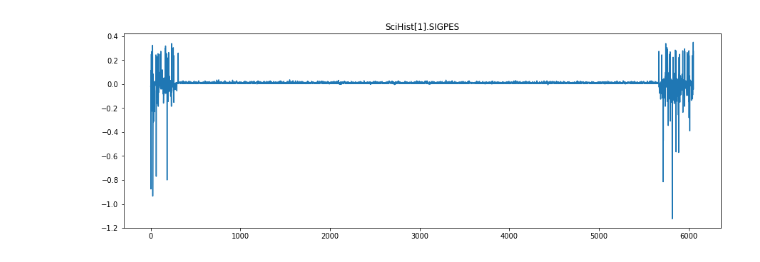
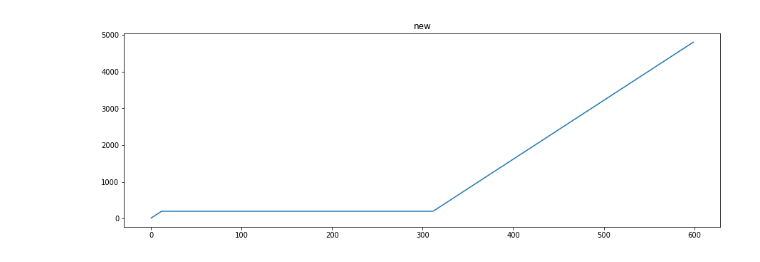
Before and after one commit to nasa/bplib, a Jupyter notebook: binding/lua/analysis/performance.ipynb, the cells around one changed output. Drawn from its saved outputs; the diff is of its cells as text; code cells hidden in the pictures.

Commit message:
updated performance analysis jupyter notebook

```diff
--- a/binding/lua/analysis/performance.ipynb
+++ b/binding/lua/analysis/performance.ipynb
@@ -73,10 +71,10 @@ def openfile_dialog():
 # df = pd.read_csv(csvfile[0])
 # %%
 # For environments that support local file access
-#   copy the desired data file into the same directory as this ipynb notebook as "datainput.csv"
+#   copy the desired data file into the same directory as this ipynb notebook as "perf.csv"
 #   then execute the line below to read the file into the dataframe
 
-df = pd.read_csv("datainput.csv")
+df = pd.read_csv("perf.csv")
 # %%
 df.head()
 # %% [output]
@@ -161,5 +140,5 @@ dfplotvc(df, "SciHist[1].TYPE")
 # %%
 # Plot a column
-dfplot(df, 'SciHist[1].SIGPES', 'SciHist[1].TYPE', 4)
+dfplot(df, 'new')
 # %% [output]
-[figure, old version]
+[figure, new version]
```
Also changed, not shown: parts of 14 cells of this notebook, 1 other file.
